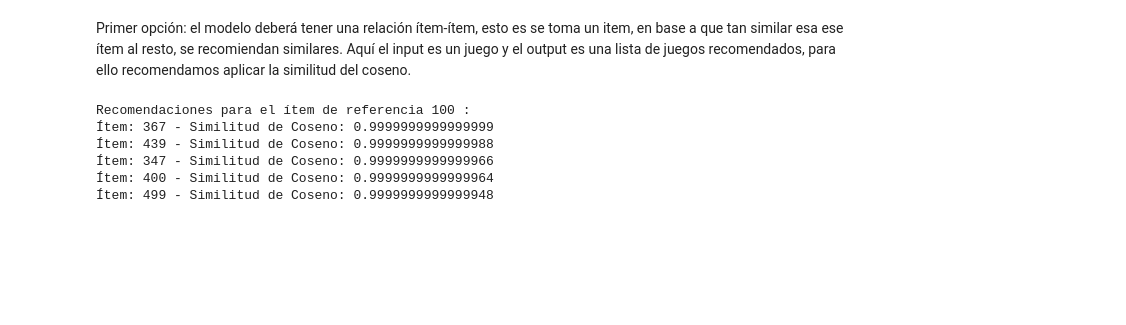
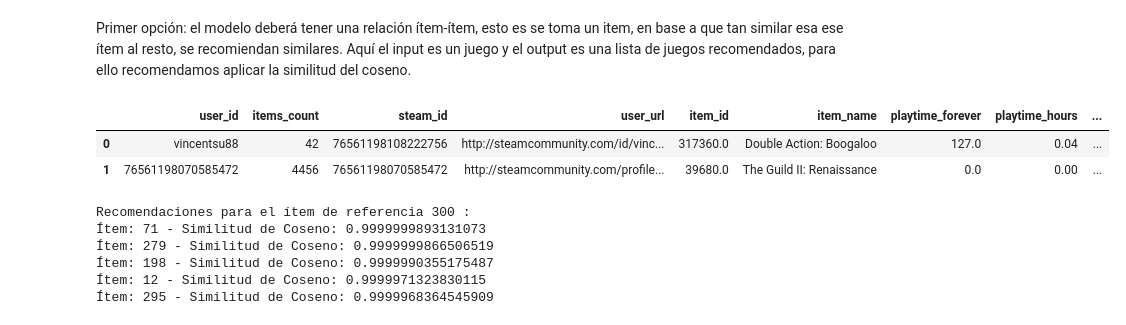
Before and after one commit to RosanaBruschini/ProyectoIndividualML, a Jupyter notebook: MachineLearning.ipynb, the cells around one changed output. Drawn from its saved outputs; the diff is of its cells as text; code cells hidden in the pictures; blank space fills up the shorter version.

```diff
--- a/MachineLearning.ipynb
+++ b/MachineLearning.ipynb
@@ -11,6 +11,12 @@ ruta_csv = r"C:\Users\rossa\Desktop\ProyectoIndividualML\ProyectoIndividualML\df
 
 # Carga el archivo CSV en un DataFrame
 df_fusion3 = pd.read_csv(ruta_csv)
+# %%
+df_fusion3.head(2)
+# %% [output]
+|  | user_id | items_count | steam_id | user_url | item_id | item_name | playtime_forever | playtime_hours | ... |
+| 0 | vincentsu88 | 42 | 76561198108222756 | http://steamcommunity.com/id/vinc... | 317360.0 | Double Action: Boogaloo | 127.0 | 0.04 | ... |
+| 1 | 76561198070585472 | 4456 | 76561198070585472 | http://steamcommunity.com/profile... | 39680.0 | The Guild II: Renaissance | 0.0 | 0.00 | ... |
 # %%
 
 # Crear un diccionario de mapeo de usuarios e ítems a índices enteros
@@ -67,7 +73,7 @@ def get_item_recommendations(item_id_referencia, item_similarity_df, num_recomme
     return top_recommendations
 # %%
 # Uso de la función
-item_id_referencia = 100
+item_id_referencia = 300
 num_recommendations = 5
 recomendaciones = get_item_recommendations(item_id_referencia, item_similarity_df, num_recommendations)
 
@@ -75,9 +81,9 @@ print("Recomendaciones para el ítem de referencia", item_id_referencia, ":")
 for item_id, similarity_score in recomendaciones.items():
     print("Ítem:", item_id, "- Similitud de Coseno:", similarity_score)
 # %% [output]
-Recomendaciones para el ítem de referencia 100 :
-Ítem: 367 - Similitud de Coseno: 0.9999999999999999
-Ítem: 439 - Similitud de Coseno: 0.9999999999999988
-Ítem: 347 - Similitud de Coseno: 0.9999999999999966
-Ítem: 400 - Similitud de Coseno: 0.9999999999999964
-Ítem: 499 - Similitud de Coseno: 0.9999999999999948
+Recomendaciones para el ítem de referencia 300 :
+Ítem: 71 - Similitud de Coseno: 0.9999999893131073
+Ítem: 279 - Similitud de Coseno: 0.9999999866506519
+Ítem: 198 - Similitud de Coseno: 0.9999990355175487
+Ítem: 12 - Similitud de Coseno: 0.9999971323830115
+Ítem: 295 - Similitud de Coseno: 0.9999968364545909
```
Also changed, not shown: 4 other files.
